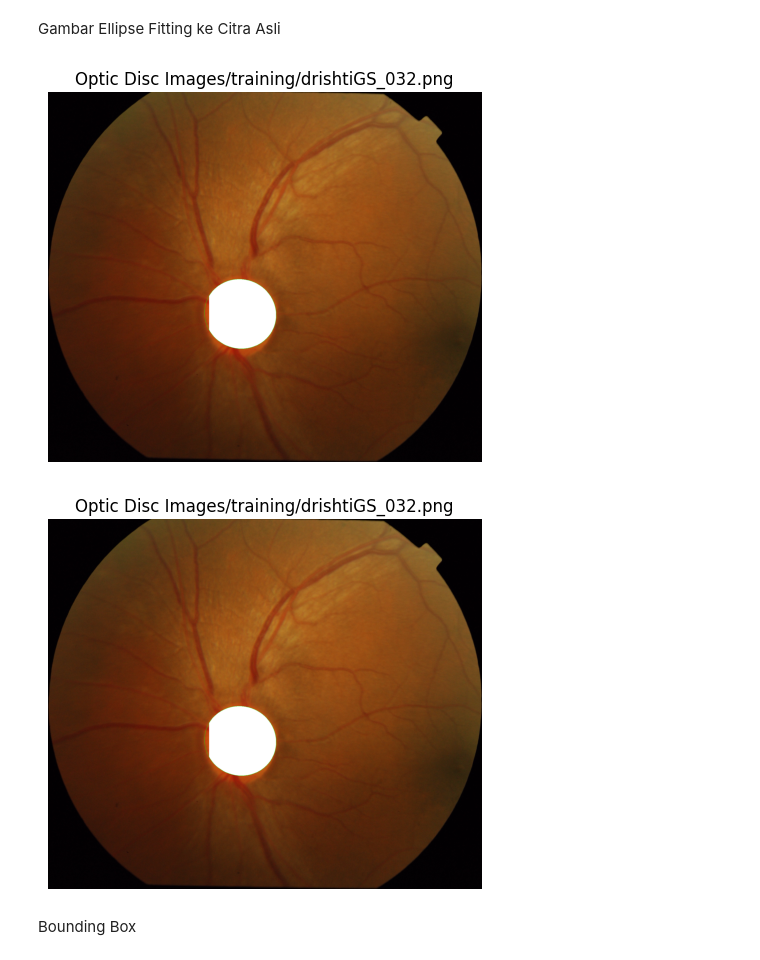
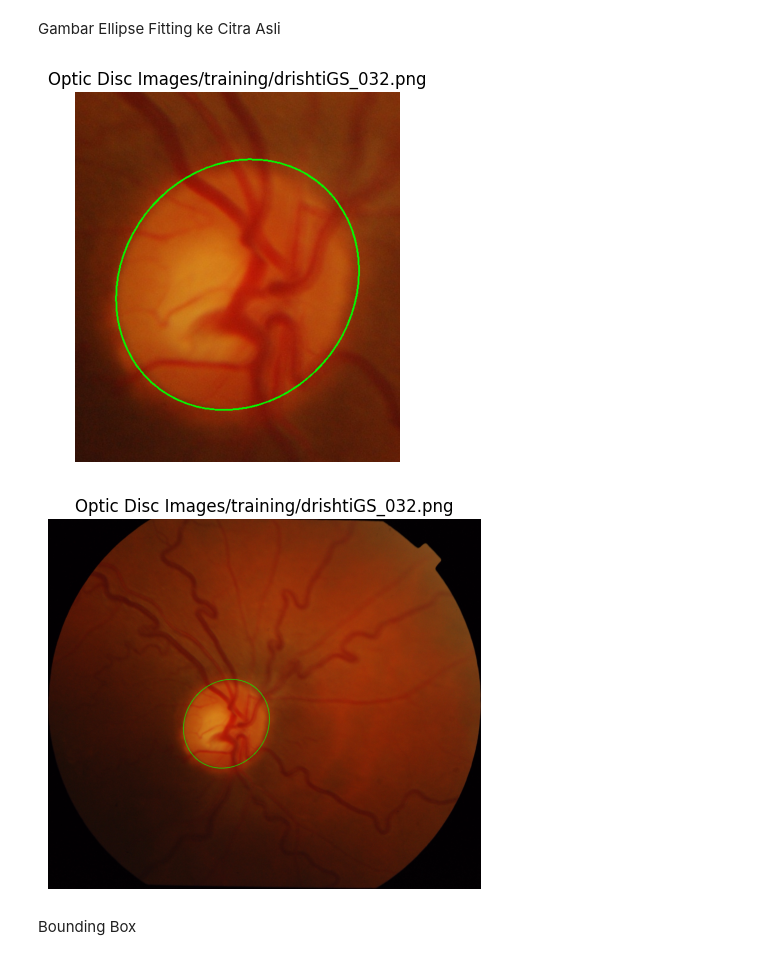
Before and after one commit to wikan1602/od_segmentation, a Jupyter notebook: rancangan.ipynb, the cells around one changed output. Drawn from its saved outputs; the diff is of its cells as text; code cells hidden in the pictures.

```diff
--- a/rancangan.ipynb
+++ b/rancangan.ipynb
@@ -206,9 +237,9 @@ plt.show()
 Load Images
 # %%
 # Load the images
-input_img = image30 #Ubah sesuai gambar
-actual_img = actual30 #Ubah sesuai gambar
-oc = oc30 #Ubah sesuai gambar
+input_img = image20 #Ubah sesuai gambar
+actual_img = actual20 #Ubah sesuai gambar
+oc = oc20 #Ubah sesuai gambar
 
 actual_oc = cv2.imread(oc)
 actual_oc_gray = cv2.cvtColor(actual_oc, cv2.COLOR_BGR2GRAY)
@@ -252,0 +297,24 @@ plt.show()
+# %%
+# Perform histogram matching and get the mapping curve
+matched_image, mapping = histogram_matching_curve_mapping(gray_image, gray_reference)
+
+# Plot the results
+fig, axes = plt.subplots(2, 2, figsize=(12, 8))
+
+plot_histogram(gray_image, axes[0, 0], 'Source Image Histogram')
+plot_cdf(gray_image, axes[0, 1], 'Source Image CDF')
+
+plot_histogram(gray_reference, axes[1, 0], 'Reference Image Histogram')
+plot_cdf(gray_reference, axes[1, 1], 'Reference Image CDF')
+
+# Plot mapping curve
+fig, ax = plt.subplots(figsize=(6, 6))
+ax.plot(mapping, color='blue')
+ax.set_title('Histogram Mapping Curve')
+ax.set_xlabel('Source Pixel Intensity')
+ax.set_ylabel('Mapped Pixel Intensity')
+ax.set_xlim(0, 255)
+ax.set_ylim(0, 255)
+ax.grid(True)
+
+plt.show()
@@ -562,38 +633,38 @@ if len(largest_contour_OD) >= 20:  # Minimum number of points required to fit el
     ellipse_OD = cv2.fitEllipse(largest_contour_OD)
     # Ekstrak informasi pusat dan parameter ellips lainnya
     (x_center, y_center), (major_axis, minor_axis), angle = ellipse_OD
 
     # Hitung pusat baru dengan penambahan nilai translasi
     new_x_center = x_center + x1 + xa
     new_y_center = y_center + y1 + ya
 
     # Bentuk ellips baru dengan pusat yang telah digeser
     shifted_ellipse = ((new_x_center, new_y_center), (major_axis, minor_axis), angle)
 
     # Gambar ellips ke ROI
-    #roi_with_ellipse = cv2.ellipse(roi_rgb, ellipse_OD, (0, 255, 0), 2)
-    roi_filled = cv2.ellipse(roi_rgb, ellipse_OD, (255, 255, 255), -1)
+    roi_with_ellipse = cv2.ellipse(roi_rgb, ellipse_OD, (0, 255, 0), 2)
+    #roi_filled = cv2.ellipse(roi_rgb, ellipse_OD, (255, 255, 255), -1)
 
     # Gambar ellips yang diperkirakan di atas citra RGB
     optic_disc_with_ellipse = cv2.ellipse(fundus_image, shifted_ellipse, (0, 255, 0), 1)
 
     # Tampilkan citra dengan ellips dan bounding box di ROI
-    plt.imshow(cv2.cvtColor(optic_disc_with_ellipse, cv2.COLOR_BGR2RGB))
+    plt.imshow(cv2.cvtColor(roi_with_ellipse, cv2.COLOR_BGR2RGB))
     plt.title("Optic Disc "+image2)  # Ganti sesuai sumber gambar
     plt.axis('off')
     plt.show()
 
     # Tampilkan citra dengan ellips dan bounding box yang diperkirakan
     plt.imshow(cv2.cvtColor(optic_disc_with_ellipse, cv2.COLOR_BGR2RGB))
     plt.title("Optic Disc "+image2)  # Ganti sesuai sumber gambar
     plt.axis('off')
     plt.show()
 
 else:
     print("Kontur tidak cukup poin untuk fitting ellips.")
 # %% [output]
-[figure, old version]
+[figure, new version]
-[figure, old version]
+[figure, new version]
 # %% [markdown]
 Bounding Box
 # %%
```
Also changed, not shown: parts of 25 cells of this notebook.
